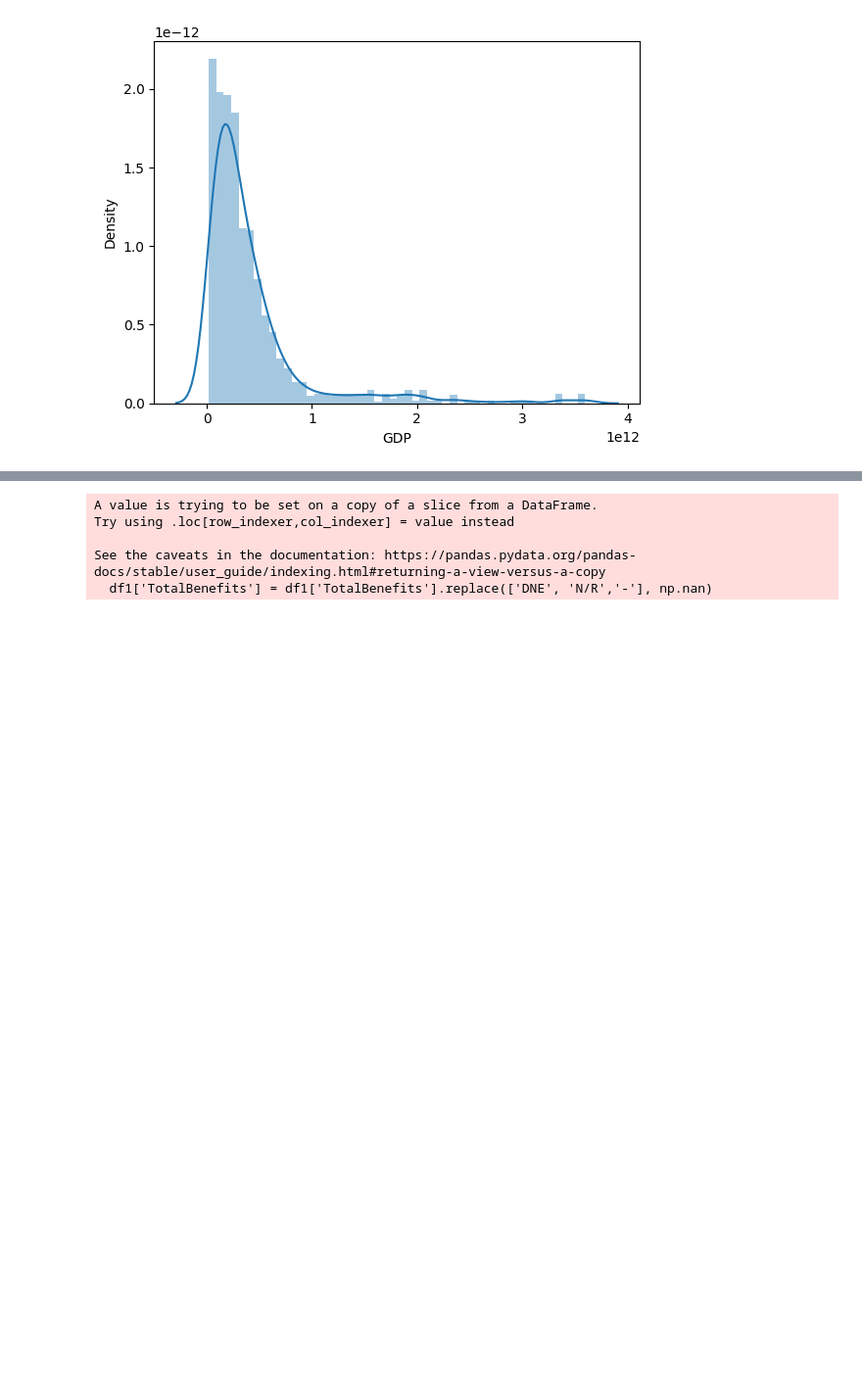
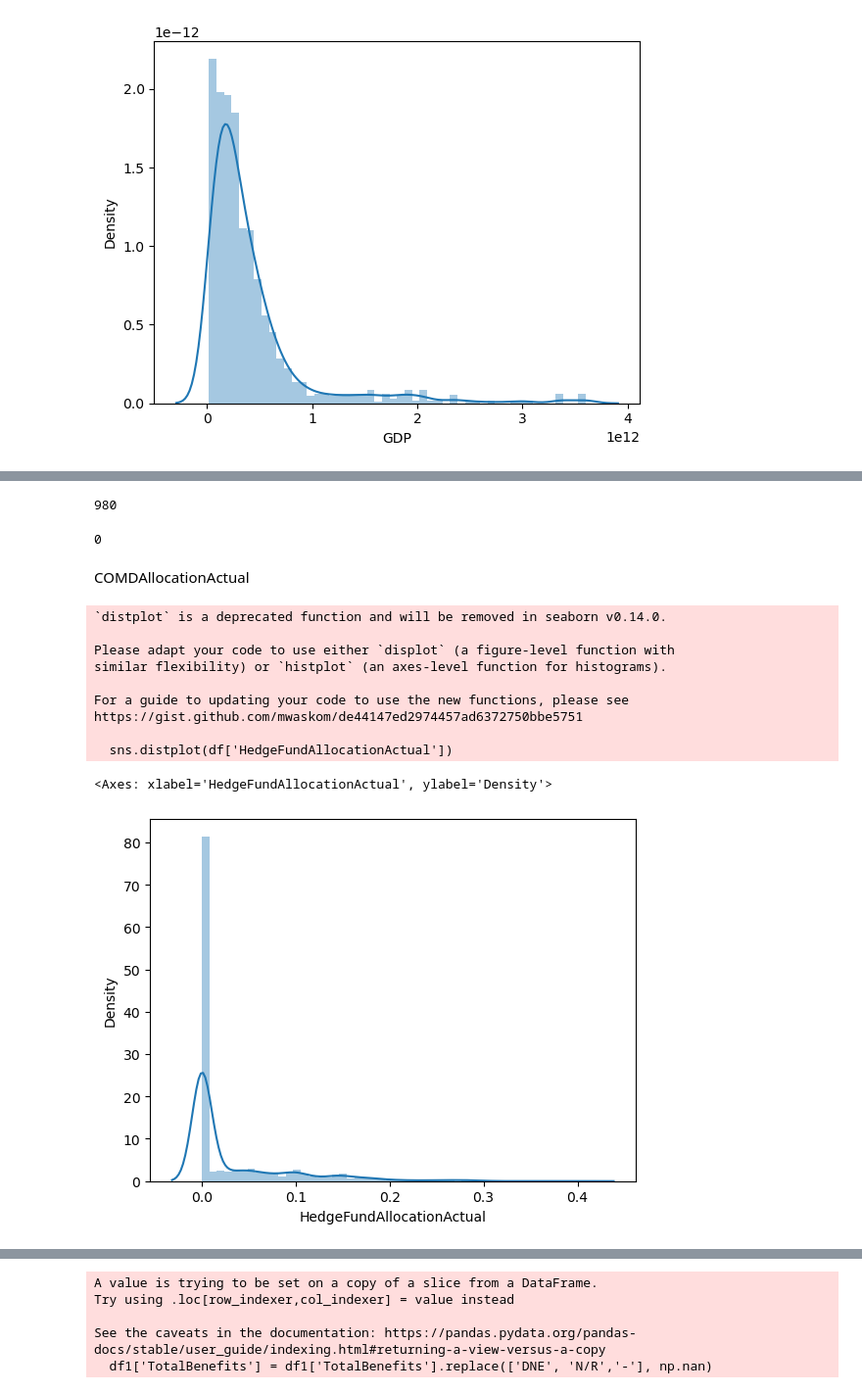
Before and after one commit to saeel-g/EquableInsights_DBFinance, a Jupyter notebook: regression.ipynb, the cells around one changed output, grey strips where cells are left out. Shown at 98% size. Saved outputs shown, nothing was run; the diff lists cells and outputs as text; code cells hidden in the pictures; blank space fills up the shorter version.

```diff
--- a/regression.ipynb
+++ b/regression.ipynb
@@ -389,0 +743,37 @@ https://gist.github.com/mwaskom/de44147ed2974457ad6372750bbe5751
+# %%
+df['HedgeFundAllocationActual'] = df['HedgeFundAllocationActual'].str.replace(' ','')
+# %%
+df['HedgeFundAllocationActual'] = df['HedgeFundAllocationActual'].replace(["DNE","N/R"],np.nan)
+df['HedgeFundAllocationActual'] = pd.to_numeric(df['HedgeFundAllocationActual'],errors='coerce')
+# sns.distplot(df['HedgeFundAllocationActual'])
+df['HedgeFundAllocationActual'].isnull().sum()
+# %% [output]
+980
+# %%
+df['HedgeFundAllocationActual'].replace(np.nan,df['HedgeFundAllocationActual'].median(),inplace=True)
+df['HedgeFundAllocationActual'].isnull().sum()
+# sns.distplot(df['HedgeFundAllocationActual'])
+# %% [output]
+0
+# %% [markdown]
+COMDAllocationActual
+# %%
+# df['COMDAllocationActual']
+df['COMDAllocationActual'] = df['COMDAllocationActual'].str.replace(' ','')
+# %%
+df['COMDAllocationActual'] = df['COMDAllocationActual'].replace(["DNE","N/R"],np.nan)
+df['COMDAllocationActual'] = pd.to_numeric(df['COMDAllocationActual'],errors='coerce')
+sns.distplot(df['HedgeFundAllocationActual'])
+# df['COMDAllocationActual'].isnull().sum()
+# %% [output]
+`distplot` is a deprecated function and will be removed in seaborn v0.14.0.
+
+Please adapt your code to use either `displot` (a figure-level function with
+similar flexibility) or `histplot` (an axes-level function for histograms).
+
+For a guide to updating your code to use the new functions, please see
+https://gist.github.com/mwaskom/de44147ed2974457ad6372750bbe5751
+
+  sns.distplot(df['HedgeFundAllocationActual'])
+<Axes: xlabel='HedgeFundAllocationActual', ylabel='Density'>
+[figure, added]
```
Also changed, not shown: parts of 118 cells of this notebook, 1 other file.
